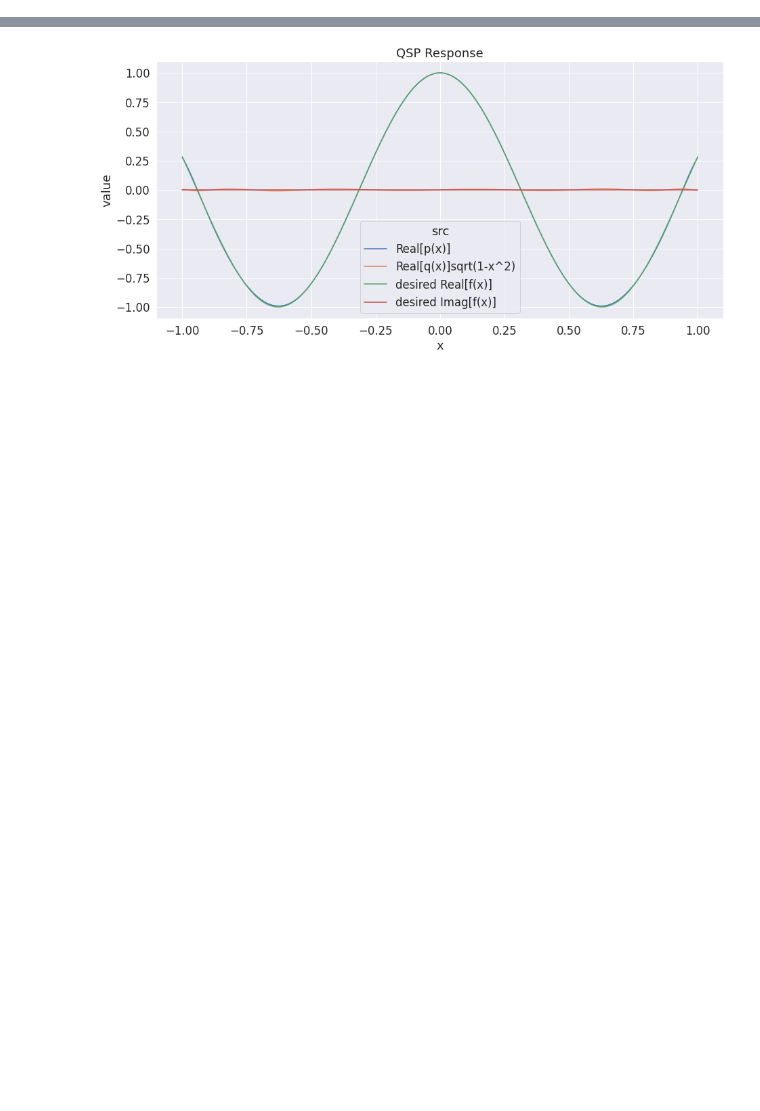
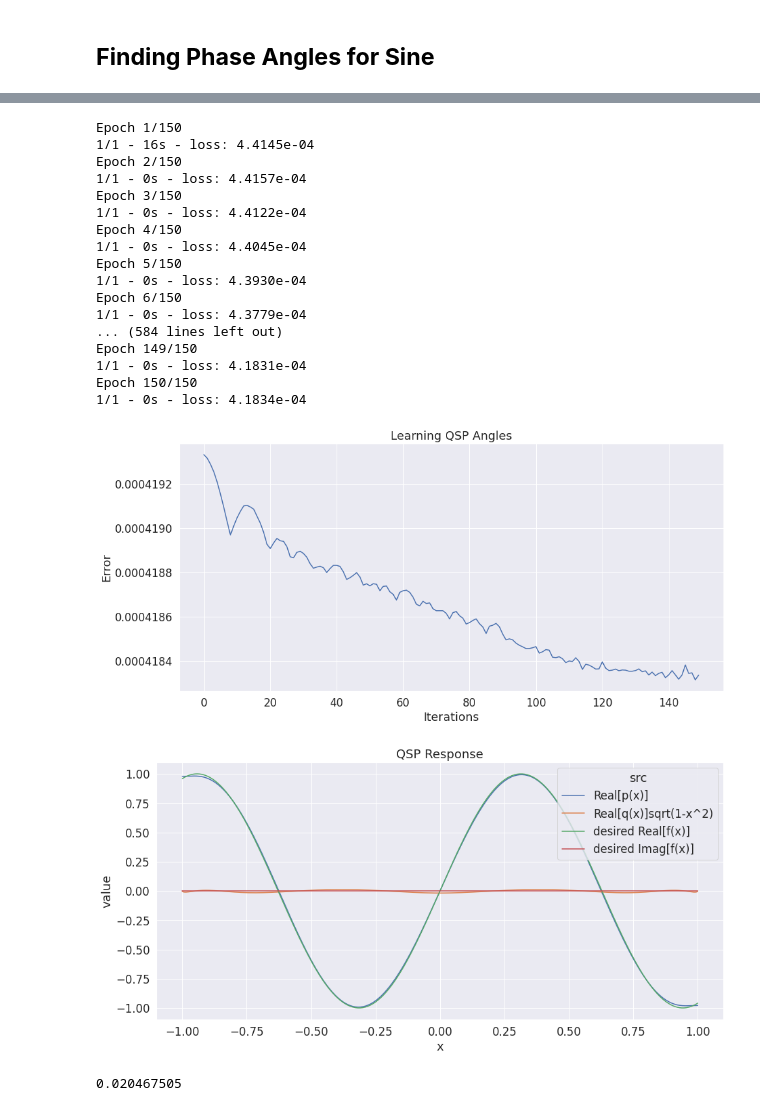
Before and after one commit to jmmartyn/Coherent_One_Shot, a Jupyter notebook: Conventional_Hamiltonian_Simulation_QSP_Phases.ipynb, the cells around one changed output, grey strips where cells are left out. Cells and saved outputs as stored; diff of their text form; code cells hidden in the pictures; blank space fills up the shorter version.

Commit message:
New codes for phase generation

```diff
--- a/Conventional_Hamiltonian_Simulation_QSP_Phases.ipynb
+++ b/Conventional_Hamiltonian_Simulation_QSP_Phases.ipynb
@@ -62,24 +177,40 @@ alpha = max(np.abs(eigenvals))
+# %% [markdown]
+## **Finding Phase Angles for Sine**
 # %%
 # Simulation setup
-t = 5
+t = 5.0
 tau = t*alpha
 
 # Polynomial setup
-poly_deg = 16   # Make sure to choose an even degree for sine
-convention = 1    #|+><+| convention
-f_real = lambda x: np.cos(tau * x)
+poly_deg = 15   # Make sure to choose an even degree for cosine
+f_real = lambda x: np.sin(tau * x)
 f_imag = lambda x: 0*x
 
+# QSP convention and learning rate
+convention = 1      # 0 = |0><0| convention, 1 = |+><+| convention
+learning_rate = 0.008
+
+# Define loss function as maximum squred error
+mean_or_max = 1     # 0=mean, 1=max
+squared = 1         # 0=|y_pred-y_true|, 1=|y_pred-y_true|^2
+
 # The intput theta training values
-th_in = np.linspace(0, np.pi, 50)
+th_in = np.linspace(0, np.pi, 200)
 th_in = tf.reshape(th_in, (th_in.shape[0], 1))
 
 # We desire p(x) to be f(x)
-expected_outputs = [f_real(np.cos(th_in)), f_imag(np.cos(th_in))]
+expected_outputs = (f_real(np.cos(th_in))[:,0] +1j*f_imag(np.cos(th_in))[:,0]).astype('complex64')
 
 # Train the model
-model = construct_qsp_model(poly_deg, convention)
-history = model.fit(x=th_in, y=expected_outputs, epochs=500, verbose=2)
+model = construct_qsp_model(poly_deg, convention, learning_rate, mean_or_max, squared)
+history = model.fit(x=th_in, y=expected_outputs, batch_size=100, epochs=500, verbose=2)
+plot_loss(history)
+
+# Additional training steps at smaller learning rate
+K.set_value(model.optimizer.learning_rate, 0.0005)
+history = model.fit(x=th_in, y=expected_outputs, batch_size = 500, epochs=150, verbose=2)
+K.set_value(model.optimizer.learning_rate, 0.00001)
+history = model.fit(x=th_in, y=expected_outputs, batch_size = 500, epochs=150, verbose=2)
 plot_loss(history)
 plot_qsp_response(f_real, f_imag, model, convention)
 # %% [output]
@@ -104,4 +235,32 @@ Epoch 500/500
+Epoch 1/150
+1/1 - 16s - loss: 4.4145e-04
+Epoch 2/150
+1/1 - 0s - loss: 4.4157e-04
+Epoch 3/150
+1/1 - 0s - loss: 4.4122e-04
+Epoch 4/150
+1/1 - 0s - loss: 4.4045e-04
+Epoch 5/150
+1/1 - 0s - loss: 4.3930e-04
+Epoch 6/150
+1/1 - 0s - loss: 4.3779e-04
+... (584 lines left out)
+Epoch 149/150
+1/1 - 0s - loss: 4.1831e-04
+Epoch 150/150
+1/1 - 0s - loss: 4.1834e-04
-[figure, old version]
+[figure, new version]
+[figure, added]
+# %%
+# Calculate error
+th_in2 =  np.linspace(0, np.pi, int(1e4))
+th_in2 = tf.reshape(th_in2, (th_in2.shape[0], 1))
+expected_outputs2 = (f_real(np.cos(th_in2))[:,0] +1j*f_imag(np.cos(th_in2))[:,0]).astype('complex64')
+
+error = max_deviation(model(th_in2), expected_outputs2).numpy()
+print(str(error))
+# %% [output]
+0.020467505
 # %%
 #Output QSP phases
 phis = model.trainable_weights[0].numpy()
```
Also changed, not shown: parts of 14 cells of this notebook, 2 other files.
